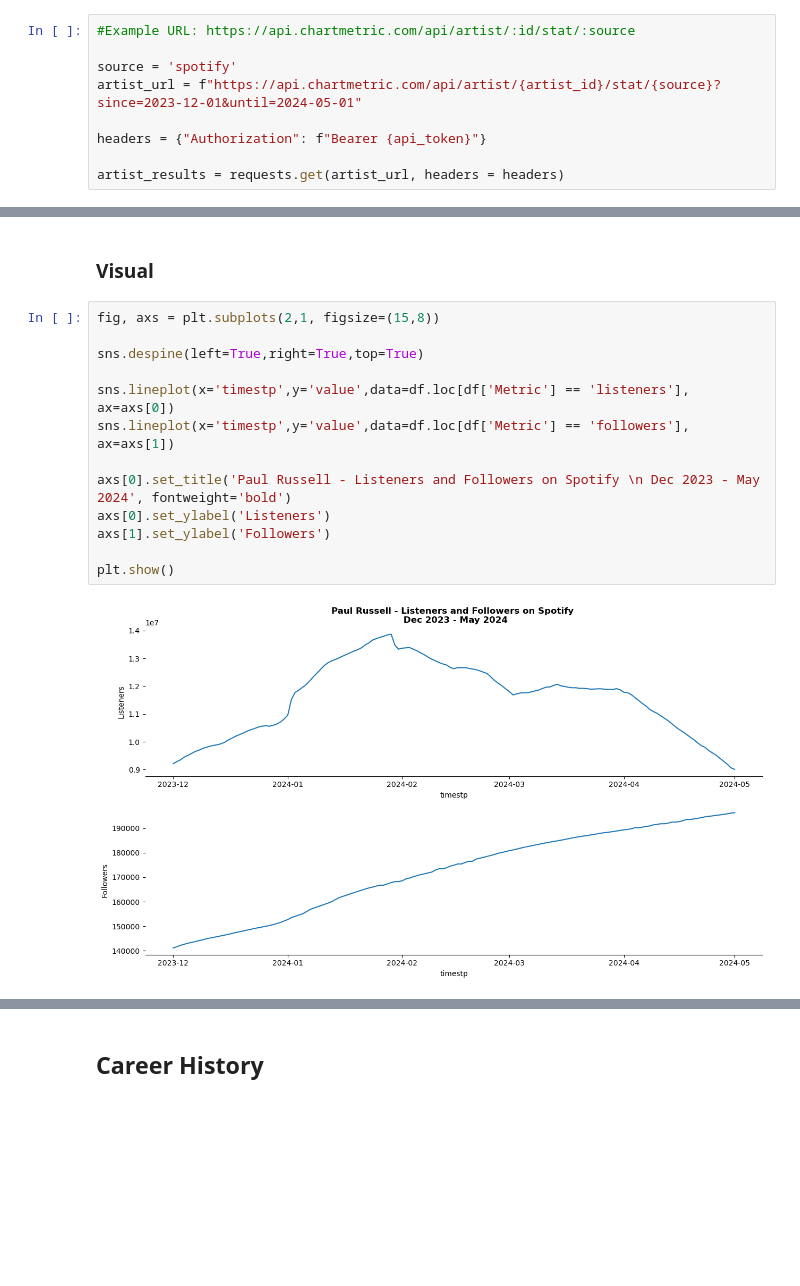
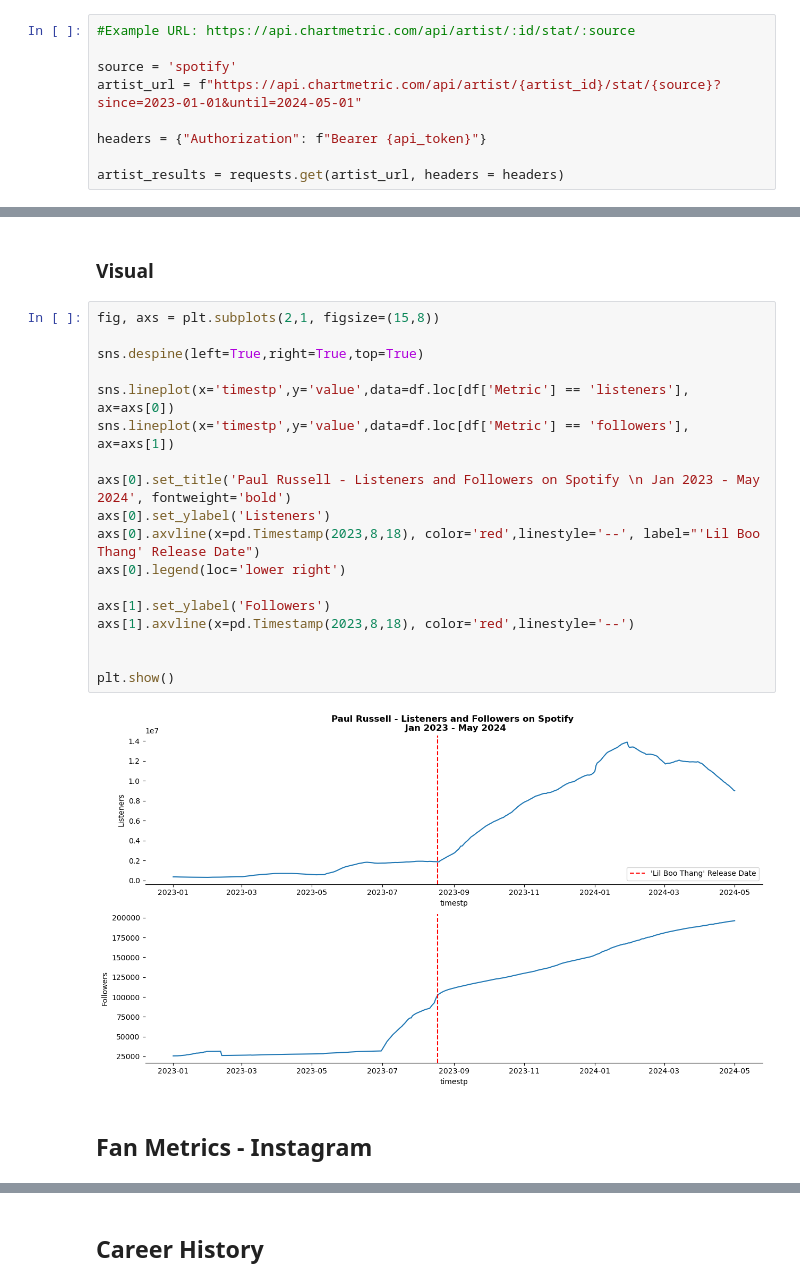
Before and after one commit to etimmons24/group-7-project-1, a Jupyter notebook: Nico Group 7 - Paul Rusell.ipynb, the cells around one changed output, grey strips where cells are left out. Drawn from its saved outputs; the diff is of its cells as text; blank space fills up the shorter version.

```diff
--- a/Nico Group 7 - Paul Rusell.ipynb
+++ b/Nico Group 7 - Paul Rusell.ipynb
@@ -31,7 +31,7 @@ artist_id = 1144383
 #Example URL: https://api.chartmetric.com/api/artist/:id/stat/:source
 
 source = 'spotify'
-artist_url = f"https://api.chartmetric.com/api/artist/{artist_id}/stat/{source}?since=2023-12-01&until=2024-05-01"
+artist_url = f"https://api.chartmetric.com/api/artist/{artist_id}/stat/{source}?since=2023-01-01&until=2024-05-01"
 
 headers = {"Authorization": f"Bearer {api_token}"}
 
@@ -99,15 +105,22 @@ df.head()
 # %%
 fig, axs = plt.subplots(2,1, figsize=(15,8))
 
 sns.despine(left=True,right=True,top=True)
 
 sns.lineplot(x='timestp',y='value',data=df.loc[df['Metric'] == 'listeners'], ax=axs[0])
 sns.lineplot(x='timestp',y='value',data=df.loc[df['Metric'] == 'followers'], ax=axs[1])
 
-axs[0].set_title('Paul Russell - Listeners and Followers on Spotify \n Dec 2023 - May 2024', fontweight='bold')
+axs[0].set_title('Paul Russell - Listeners and Followers on Spotify \n Jan 2023 - May 2024', fontweight='bold')
 axs[0].set_ylabel('Listeners')
+axs[0].axvline(x=pd.Timestamp(2023,8,18), color='red',linestyle='--', label="'Lil Boo Thang' Release Date")
+axs[0].legend(loc='lower right')
+
 axs[1].set_ylabel('Followers')
+axs[1].axvline(x=pd.Timestamp(2023,8,18), color='red',linestyle='--')
+
 
 plt.show()
 # %% [output]
-[figure, old version]
+[figure, new version]
+# %% [markdown]
+## Fan Metrics - Instagram
```
Also changed, not shown: parts of 24 cells of this notebook.
